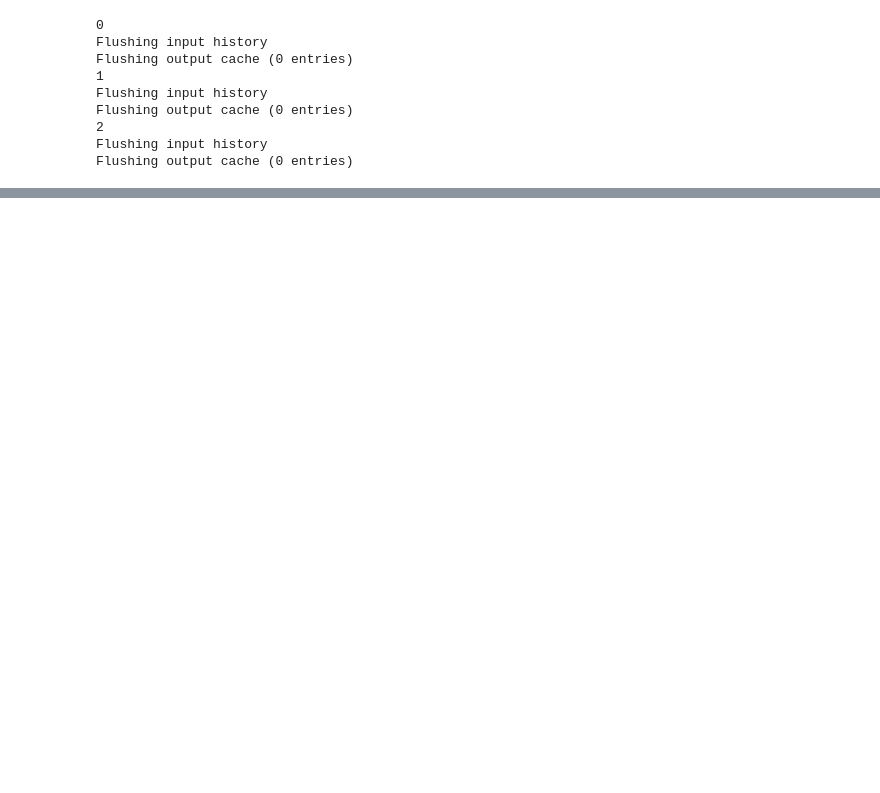
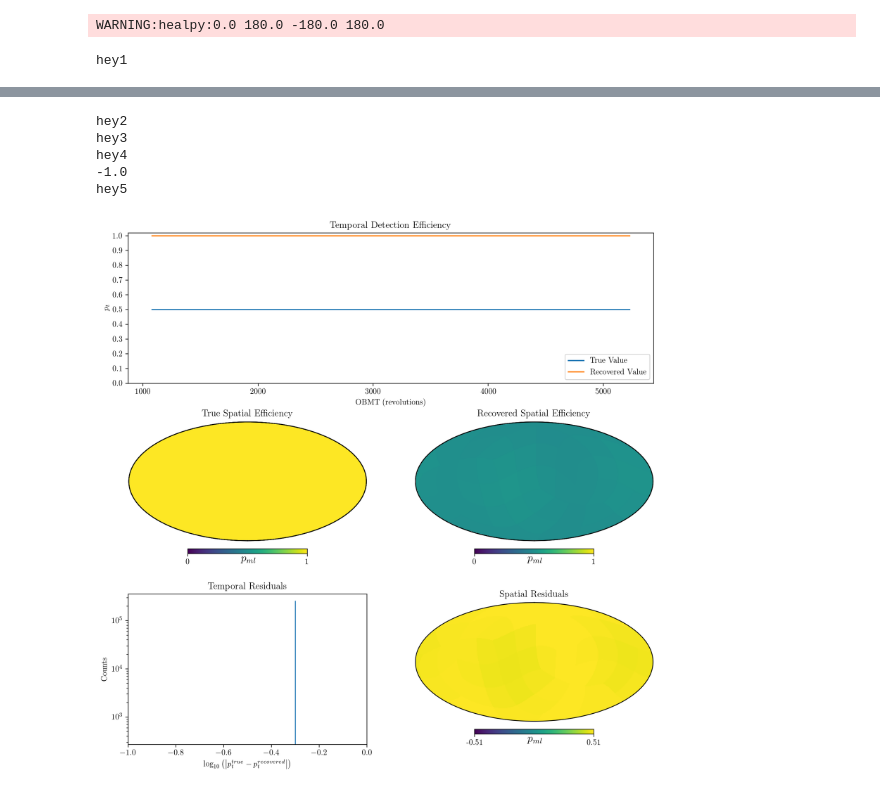
Before and after one commit to gaiaverse/Gaia-EDR3-selection-function, a Jupyter notebook: OutputAnalysis/JackPlotting/JuypterPlotter.ipynb, the cells around one changed output, grey strips where cells are left out. Cells and saved outputs as stored; diff of their text form; code cells hidden in the pictures; blank space fills up the shorter version.

Commit message:
plotting updates - still don't relaunch on production!

```diff
--- a/OutputAnalysis/JackPlotting/JuypterPlotter.ipynb
+++ b/OutputAnalysis/JackPlotting/JuypterPlotter.ipynb
@@ -2,14 +2,14 @@
 import pandas as pd
 import matplotlib.pyplot as plt
 import numpy as np
+from matplotlib.gridspec import GridSpec
 from scipy import special
 import healpy as hp
 import os
 import imageio
 plt.rcParams.update({
     "text.usetex": True,
-    "font.family": "sans-serif",
-    "font.sans-serif": ["Helvetica"]})
+    "font.family": "serif"})
 # %%
 def temporalPlot(pt,Nt,gaps):
     tbeg, tend = 1717.6256+(np.linspace(1666.4384902198801, 2704.3655735533684, 2) + 2455197.5 - 2457023.5 - 0.25)*4
@@ -53,21 +81,6 @@ def readFile(directory,file):
     pml = np.exp(-2.0*alpha*np.exp(-xml))
     pml[xml<a] = np.exp(-2.0*alpha*(1.0-xml[xml<a]+a)*np.exp(-a))
     return [pt,pml]
-# %%
-def baseComparisonPlot(truept,truepml,pt,pml,gaps):
-    fig = plt.figure(figsize=(8,8))
-
-    ##temporal plot
-    fig.add_subplot(2,1,1)
-    temporalPlot(truept,len(truept),False)
-    temporalPlot(pt,len(pt),False)
-
-
-    ##spatial plot
-    fig.add_subplot(2,2,3)
-    spatialPlot(truepml[0])
-    fig.add_subplot(2,2,4)
-    spatialPlot(pml[0])
 # %%
 def baseGif(saveName,truedirectory,tempdirectory,start,stop):
 
@@ -100,14 +154,26 @@ def baseGif(saveName,truedirectory,tempdirectory,start,stop):
+# %%
+def baseFrame(saveName,truedirectory,tempdirectory,frame):
+    trueFile = "True_TransformedParameters.dat"
+    [truePt,truePml] = readFile(truedirectory,trueFile)
+    fig = plt.figure(figsize=(12,12),dpi = 200)
+
+
+
+    [pt,pml] = readFile(tempdirectory,frame)
+
+
+    baseComparisonPlot(fig,truePt,truePml,pt,pml,False)
+
+    # fig.tight_layout()
+    plt.savefig(saveName,bbox_inches='tight',transparent=False,facecolor='w',dpi=200)
+    plt.show()
+    fig.clf()
+    plt.close(fig)
 # %%
-dataDir = "../../../Data/TestSets/flat/"
-directory = "../../../CodeOutput/TestSets/flat/"
-baseGif("test",dataDir,directory,0,3)
+dataDir = "../../../Data/TestSets/galaxy/"
+directory = "../../../CodeOutput/TestRuns/galaxy/"
+# ~ baseGif("test",dataDir,directory,4,101,4)
+baseFrame("flat.png",dataDir,directory,70)
 # %% [output]
-0
-Flushing input history
-Flushing output cache (0 entries)
-1
-Flushing input history
-Flushing output cache (0 entries)
-2
-Flushing input history
-Flushing output cache (0 entries)
+WARNING:healpy:0.0 180.0 -180.0 180.0
+hey1
@@ -113,0 +185,6 @@ Flushing output cache (0 entries)
+hey2
+hey3
+hey4
+-1.0
+hey5
+[figure, added]
```
Also changed, not shown: parts of 11 cells of this notebook, 5 other files.
